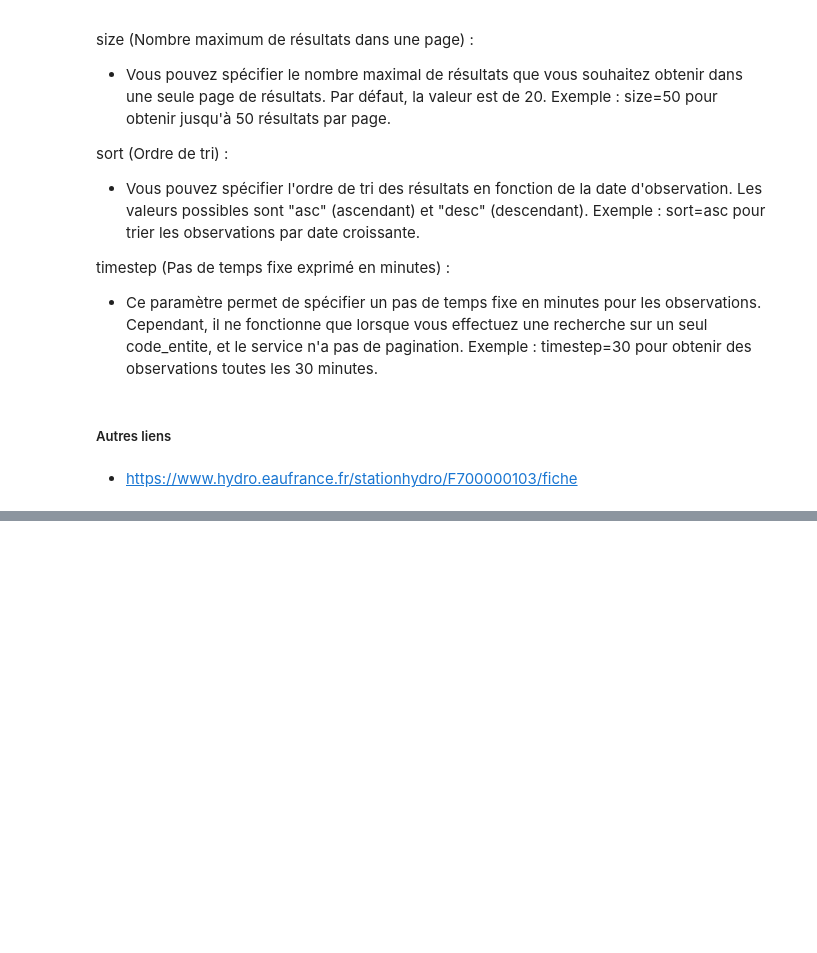
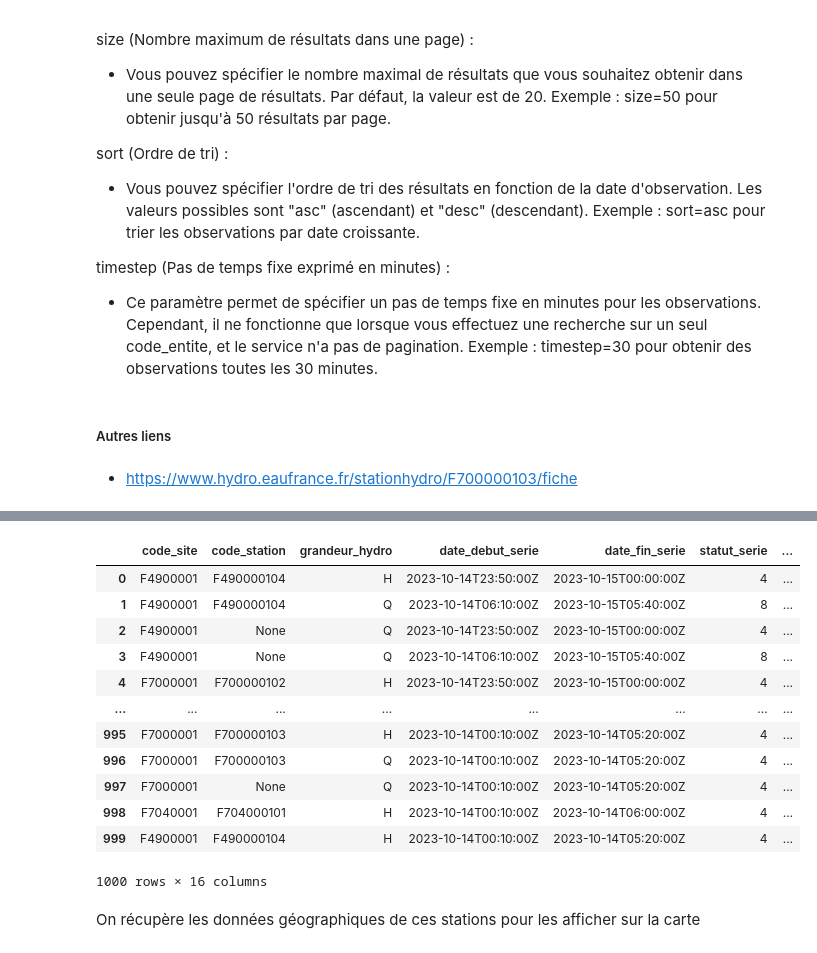
Before and after one commit to AurorePDSA/real-time-flood-alerts, a Jupyter notebook: real-time-flooding-alerts.ipynb, the cells around one changed output, grey strips where cells are left out. Drawn from its saved outputs; the diff is of its cells as text; code cells hidden in the pictures; blank space fills up the shorter version.

```diff
--- a/real-time-flooding-alerts.ipynb
+++ b/real-time-flooding-alerts.ipynb
@@ -258,0 +309,18 @@ fig.show()
+# %%
+df2
+# %% [output]
+|  | code_site | code_station | grandeur_hydro | date_debut_serie | date_fin_serie | statut_serie | ... |
+| 0 | F4900001 | F490000104 | H | 2023-10-14T23:50:00Z | 2023-10-15T00:00:00Z | 4 | ... |
+| 1 | F4900001 | F490000104 | Q | 2023-10-14T06:10:00Z | 2023-10-15T05:40:00Z | 8 | ... |
+| 2 | F4900001 | None | Q | 2023-10-14T23:50:00Z | 2023-10-15T00:00:00Z | 4 | ... |
+| 3 | F4900001 | None | Q | 2023-10-14T06:10:00Z | 2023-10-15T05:40:00Z | 8 | ... |
+| 4 | F7000001 | F700000102 | H | 2023-10-14T23:50:00Z | 2023-10-15T00:00:00Z | 4 | ... |
+| ... | ... | ... | ... | ... | ... | ... | ... |
+| 995 | F7000001 | F700000103 | H | 2023-10-14T00:10:00Z | 2023-10-14T05:20:00Z | 4 | ... |
+| 996 | F7000001 | F700000103 | Q | 2023-10-14T00:10:00Z | 2023-10-14T05:20:00Z | 4 | ... |
+| 997 | F7000001 | None | Q | 2023-10-14T00:10:00Z | 2023-10-14T05:20:00Z | 4 | ... |
+| 998 | F7040001 | F704000101 | H | 2023-10-14T00:10:00Z | 2023-10-14T06:00:00Z | 4 | ... |
+| 999 | F4900001 | F490000104 | H | 2023-10-14T00:10:00Z | 2023-10-14T05:20:00Z | 4 | ... |
+1000 rows × 16 columns
+# %% [markdown]
+On récupère les données géographiques de ces stations pour les afficher sur la carte
```
Also changed, not shown: parts of 32 cells of this notebook.
